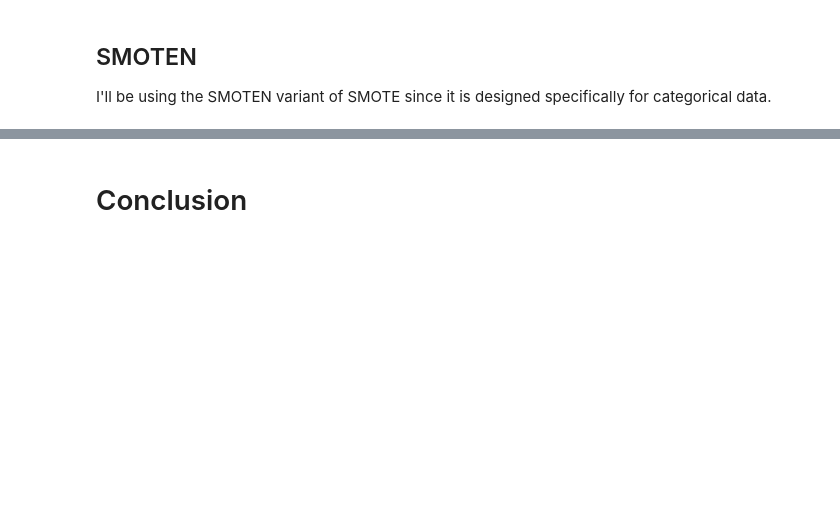
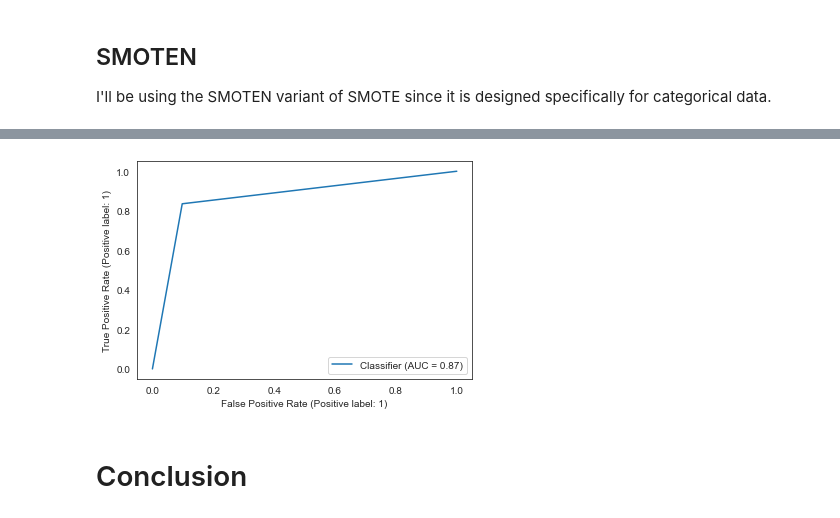
Before and after one commit to austint1121/Undiagnosed-ADHD-Identification, a Jupyter notebook: Undiagnosed-ADHD-Classification.ipynb, the cells around one changed output, grey strips where cells are left out. Drawn from its saved outputs; the diff is of its cells as text; code cells hidden in the pictures; blank space fills up the shorter version.

```diff
--- a/Undiagnosed-ADHD-Classification.ipynb
+++ b/Undiagnosed-ADHD-Classification.ipynb
@@ -743,3 +936,7 @@ From here, I will be tuning our Catboost model using the [Optuna](https://optuna
+# %%
+final_roc_curve = RocCurveDisplay.from_predictions(y_test, final_model.predict(X_test))
+# %% [output]
+[figure, added]
 # %% [markdown]
 # Conclusion
 # %% [markdown]
```
Also changed, not shown: parts of 15 cells of this notebook.
